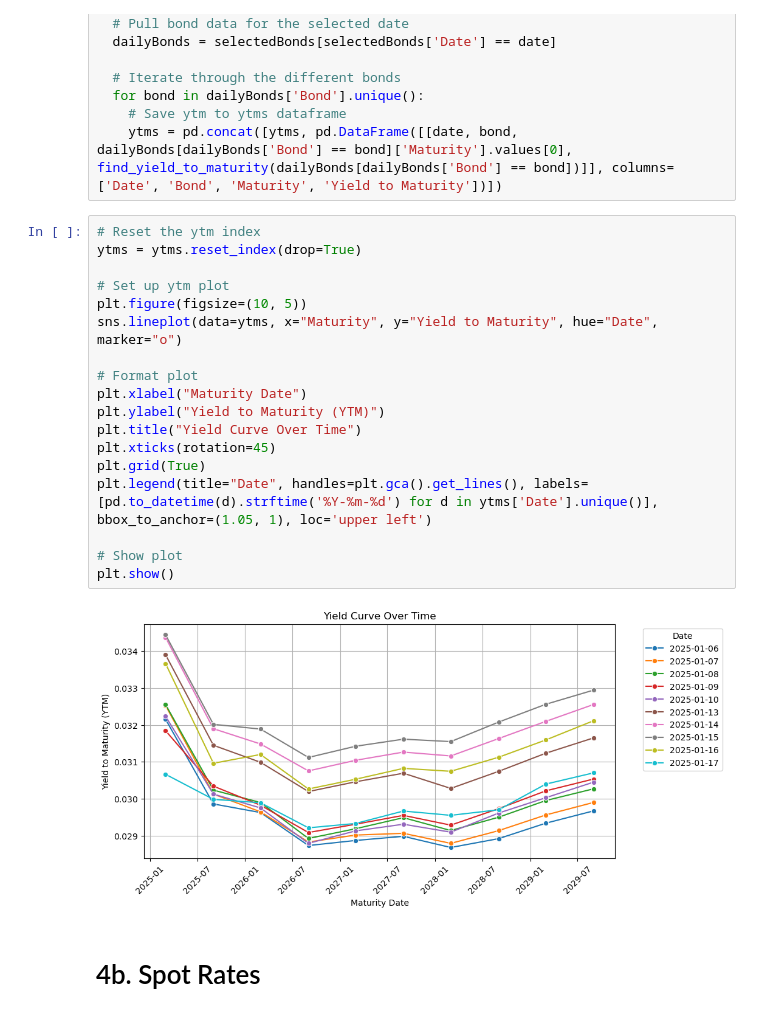
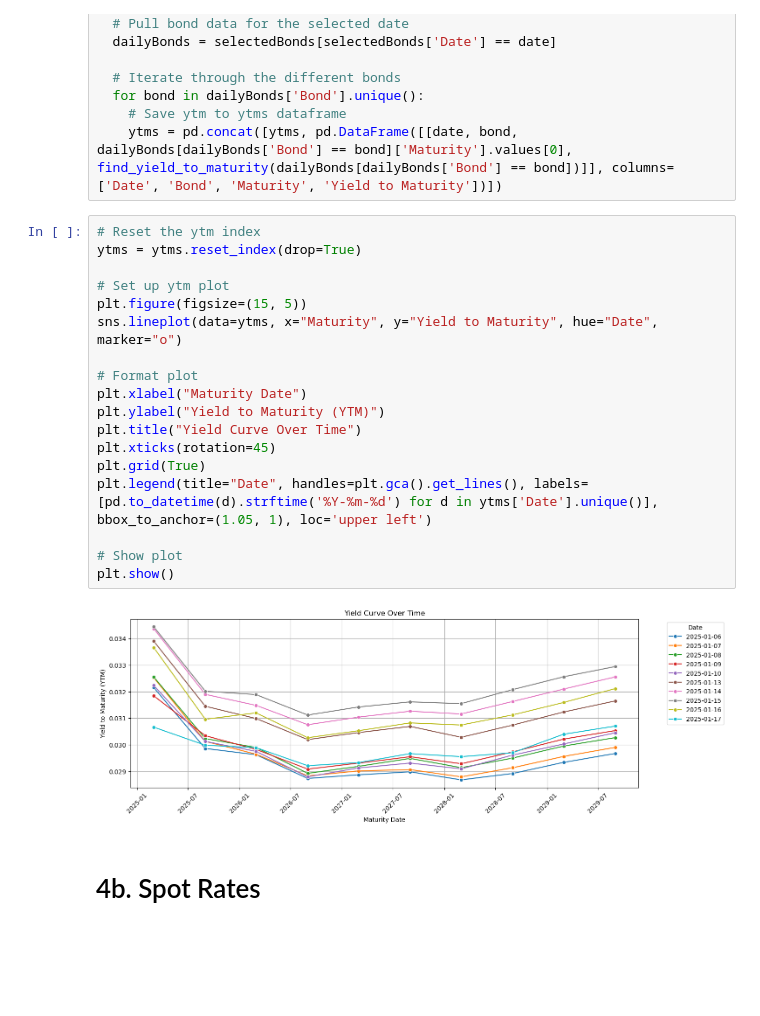
Before and after one commit to MatthewGWilson/APM466-Assignment-1, a Jupyter notebook: APM466_Matthew_Wilson.ipynb, the cells around one changed output. Saved outputs shown, nothing was run; the diff lists cells and outputs as text; blank space fills up the shorter version.

Commit message:
Updated comments and figure sizes

```diff
--- a/APM466_Matthew_Wilson.ipynb
+++ b/APM466_Matthew_Wilson.ipynb
@@ -105,23 +105,23 @@ for date in selectedBonds['Date'].unique():
 # %%
 # Reset the ytm index
 ytms = ytms.reset_index(drop=True)
 
 # Set up ytm plot
-plt.figure(figsize=(10, 5))
+plt.figure(figsize=(15, 5))
 sns.lineplot(data=ytms, x="Maturity", y="Yield to Maturity", hue="Date", marker="o")
 
 # Format plot
 plt.xlabel("Maturity Date")
 plt.ylabel("Yield to Maturity (YTM)")
 plt.title("Yield Curve Over Time")
 plt.xticks(rotation=45)
 plt.grid(True)
 plt.legend(title="Date", handles=plt.gca().get_lines(), labels=[pd.to_datetime(d).strftime('%Y-%m-%d') for d in ytms['Date'].unique()], bbox_to_anchor=(1.05, 1), loc='upper left')
 
 # Show plot
 plt.show()
 # %% [output]
-[figure, old version]
+[figure, new version]
 # %% [markdown]
 # 4b. Spot Rates
 # %% [markdown]
```
Also changed, not shown: parts of 2 cells of this notebook.
